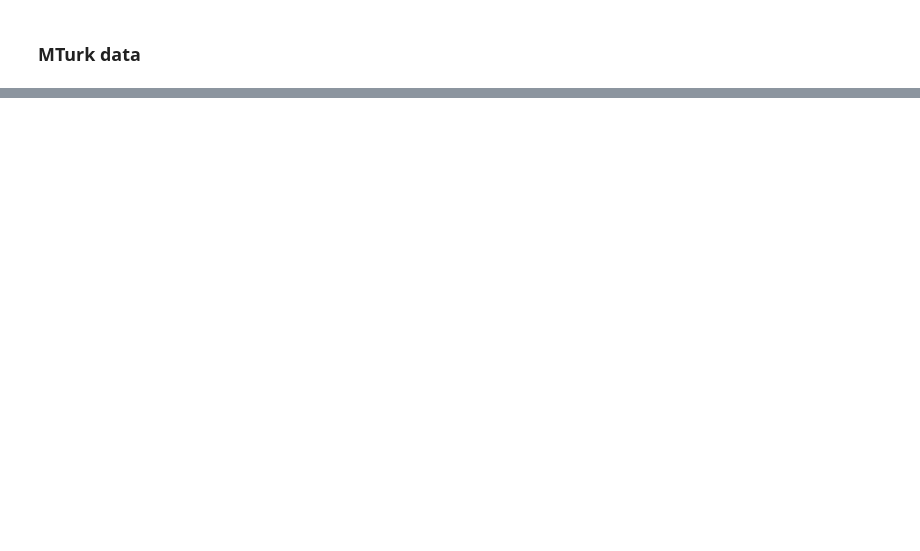
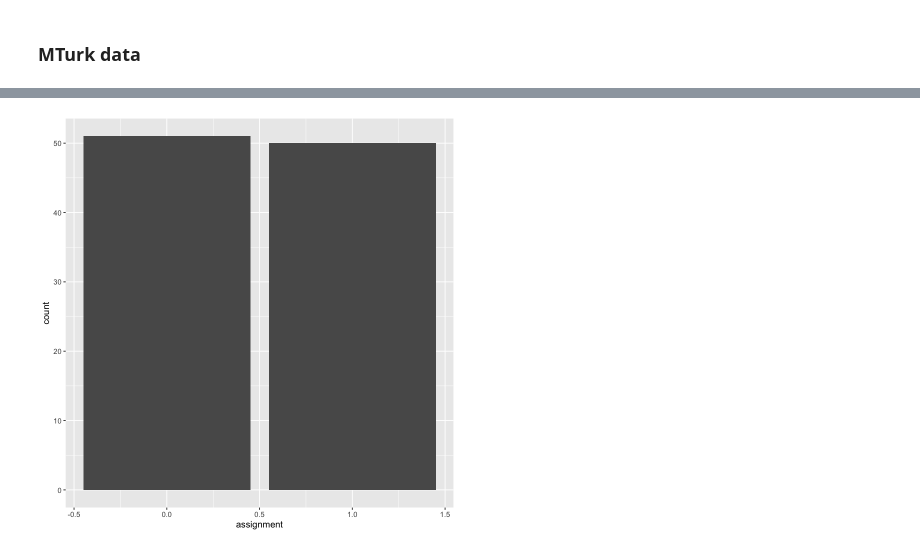
Before and after one commit to suhasgupta791/W241-red-flagging-fake-news, a Jupyter notebook: Project_R_Notebook.ipynb, the cells around one changed output, grey strips where cells are left out. Drawn from its saved outputs; the diff is of its cells as text; code cells hidden in the pictures; blank space fills up the shorter version.

```diff
--- a/Project_R_Notebook.ipynb
+++ b/Project_R_Notebook.ipynb
@@ -400,0 +571,4 @@ A data.table: 6 × 30
+# %%
+ggplot(data_mod) + geom_bar(aes(x = assignment))
+# %% [output]
+[figure, added]
```
Also changed, not shown: parts of 38 cells of this notebook.
